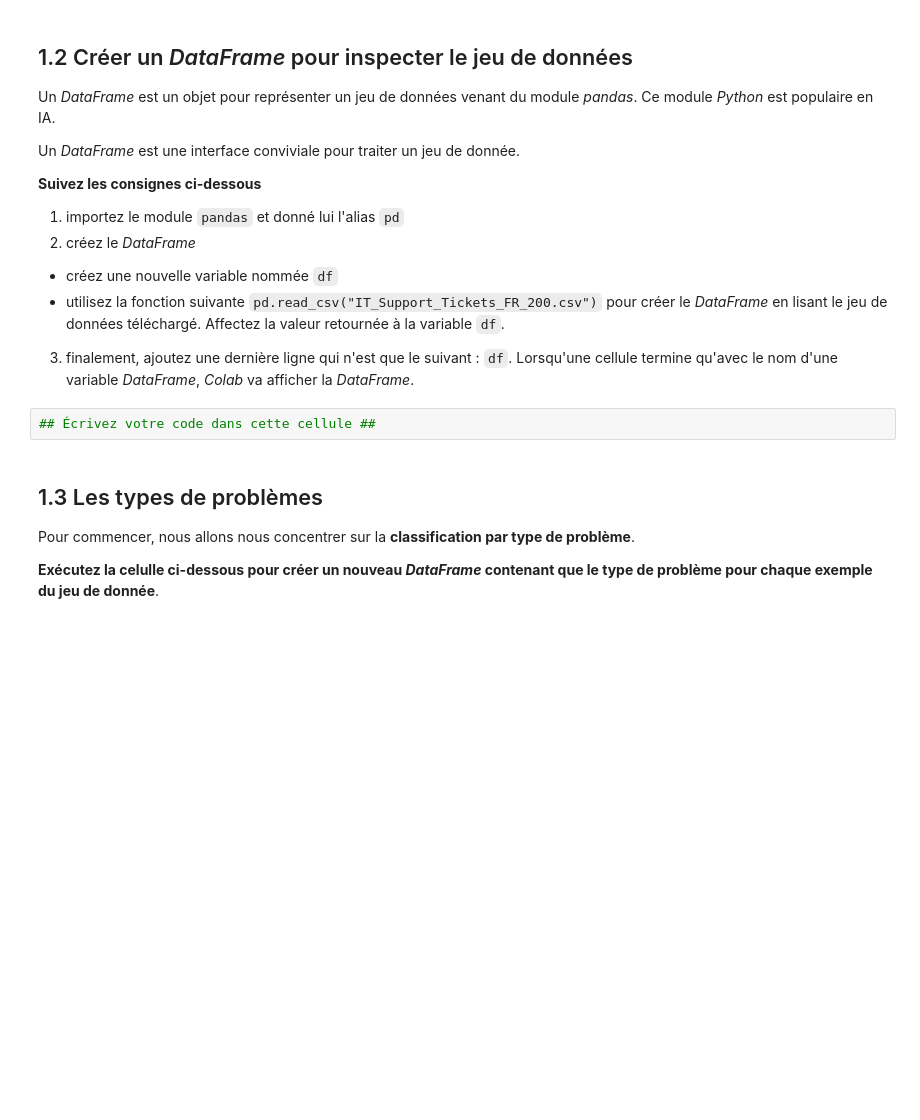
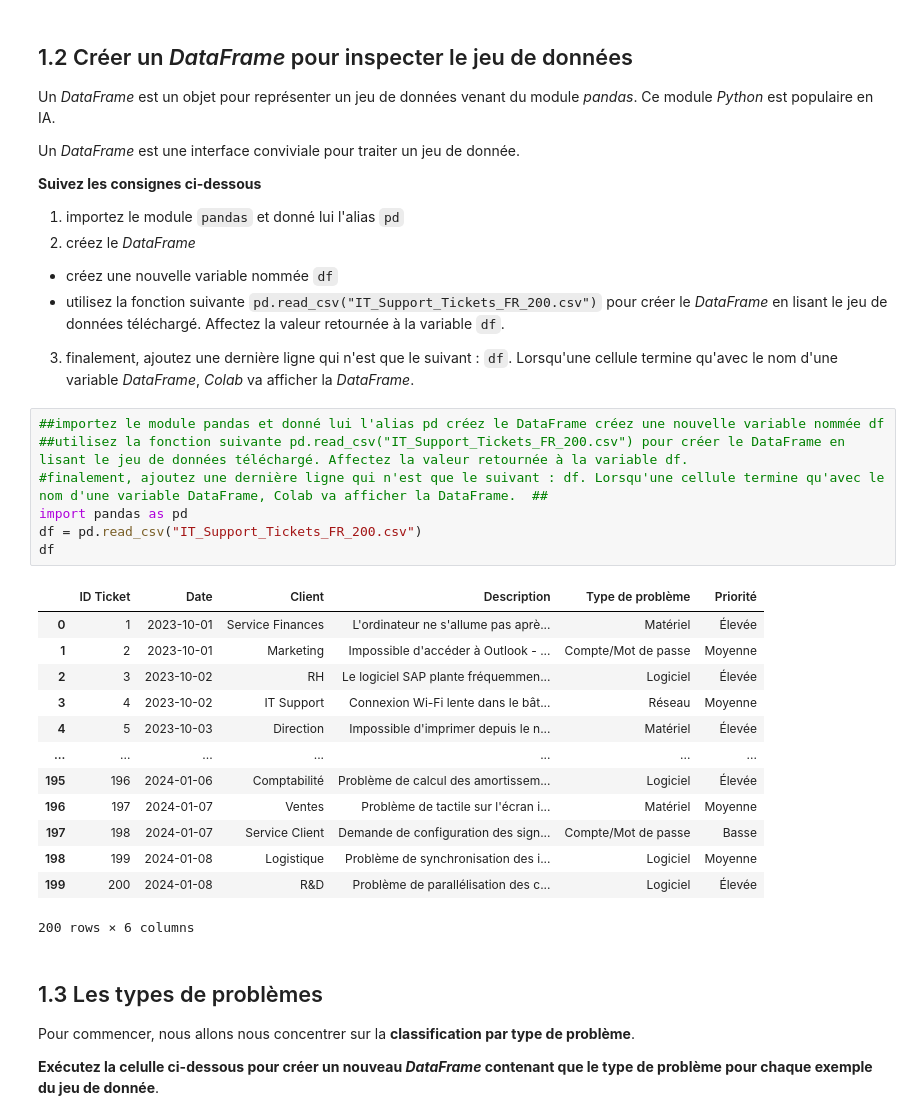
Before and after one commit to DembaSeck/tp-INF717, a Jupyter notebook: TP1_PartieA.ipynb, the cells around one changed output. Saved outputs shown, nothing was run; the diff lists cells and outputs as text; blank space fills up the shorter version.

```diff
--- a/TP1_PartieA.ipynb
+++ b/TP1_PartieA.ipynb
@@ -28,8 +28,27 @@ Un _DataFrame_ est une interface conviviale pour traiter un jeu de donnée.
   * créez une nouvelle variable nommée `df`
   * utilisez la fonction suivante `pd.read_csv("IT_Support_Tickets_FR_200.csv")` pour créer le _DataFrame_ en lisant le jeu de données téléchargé. Affectez la valeur retournée à la variable `df`.
 3. finalement, ajoutez une dernière ligne qui n'est que le suivant : `df`. Lorsqu'une cellule termine qu'avec le nom d'une variable _DataFrame_, _Colab_ va afficher la _DataFrame_.
-# %%
-## Écrivez votre code dans cette cellule ##
+# %%
+##importez le module pandas et donné lui l'alias pd créez le DataFrame créez une nouvelle variable nommée df
+##utilisez la fonction suivante pd.read_csv("IT_Support_Tickets_FR_200.csv") pour créer le DataFrame en lisant le jeu de données téléchargé. Affectez la valeur retournée à la variable df.
+#finalement, ajoutez une dernière ligne qui n'est que le suivant : df. Lorsqu'une cellule termine qu'avec le nom d'une variable DataFrame, Colab va afficher la DataFrame.  ##
+import pandas as pd
+df = pd.read_csv("IT_Support_Tickets_FR_200.csv")
+df
+# %% [output]
+|  | ID Ticket | Date | Client | Description | Type de problème | Priorité |
+| 0 | 1 | 2023-10-01 | Service Finances | L'ordinateur ne s'allume pas aprè... | Matériel | Élevée |
+| 1 | 2 | 2023-10-01 | Marketing | Impossible d'accéder à Outlook - ... | Compte/Mot de passe | Moyenne |
+| 2 | 3 | 2023-10-02 | RH | Le logiciel SAP plante fréquemmen... | Logiciel | Élevée |
+| 3 | 4 | 2023-10-02 | IT Support | Connexion Wi-Fi lente dans le bât... | Réseau | Moyenne |
+| 4 | 5 | 2023-10-03 | Direction | Impossible d'imprimer depuis le n... | Matériel | Élevée |
+| ... | ... | ... | ... | ... | ... | ... |
+| 195 | 196 | 2024-01-06 | Comptabilité | Problème de calcul des amortissem... | Logiciel | Élevée |
+| 196 | 197 | 2024-01-07 | Ventes | Problème de tactile sur l'écran i... | Matériel | Moyenne |
+| 197 | 198 | 2024-01-07 | Service Client | Demande de configuration des sign... | Compte/Mot de passe | Basse |
+| 198 | 199 | 2024-01-08 | Logistique | Problème de synchronisation des i... | Logiciel | Moyenne |
+| 199 | 200 | 2024-01-08 | R&D | Problème de parallélisation des c... | Logiciel | Élevée |
+200 rows × 6 columns
 # %% [markdown]
 ## 1.3 Les types de problèmes
 Pour commencer, nous allons nous concentrer sur la **classification par type de problème**.
```
Also changed, not shown: parts of 19 cells of this notebook, 1 other file.
